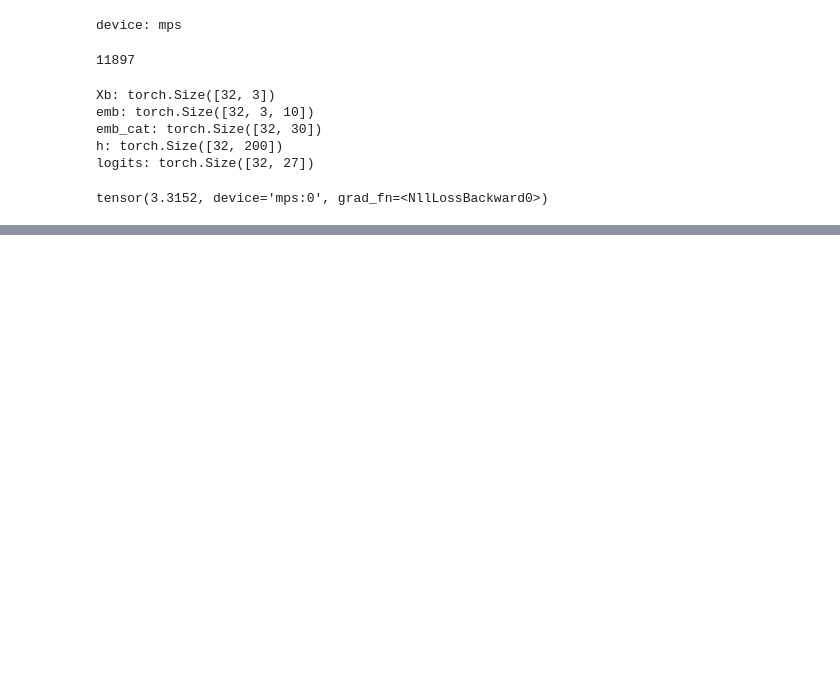
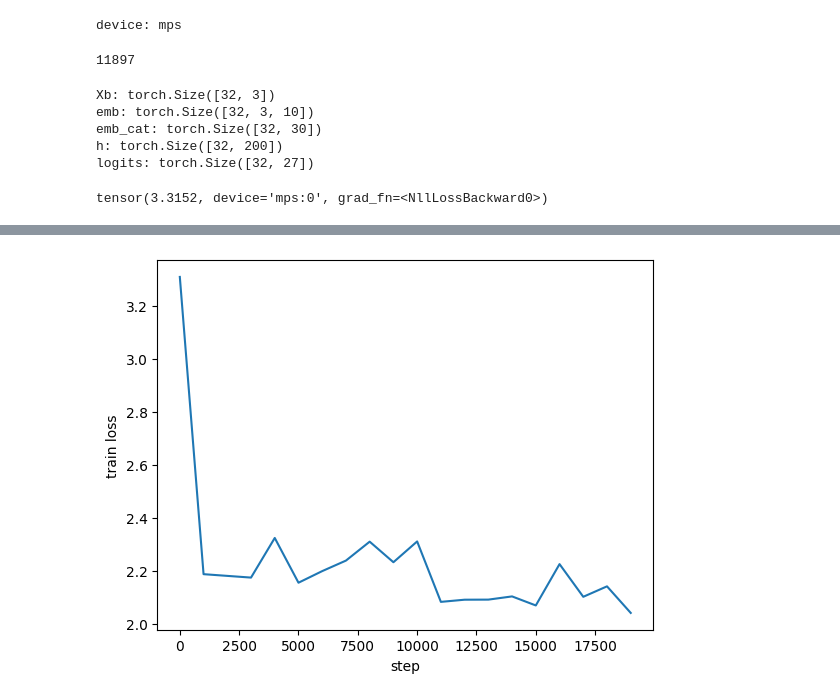
Before and after one commit to banatehrani/makemore-notes, a Jupyter notebook: notebooks/03_mlp_context_dataset.ipynb, the cells around one changed output, grey strips where cells are left out. Drawn from its saved outputs; the diff is of its cells as text; code cells hidden in the pictures; blank space fills up the shorter version.

Commit message:
Train MLP language model with embeddings and mini-batch gradient descent

```diff
--- a/notebooks/03_mlp_context_dataset.ipynb
+++ b/notebooks/03_mlp_context_dataset.ipynb
@@ -151,0 +177,37 @@ assert torch.isfinite(loss).item() is True
+# %%
+max_steps = 20_000
+batch_size = 256
+eval_interval = 1_000
+
+lr_start = 0.1
+lr_end = 0.01
+# %%
+lossi = []
+
+for step in range(max_steps):
+    # minibatch
+    ix = torch.randint(0, Xtr.shape[0], (batch_size,), generator=g, device=device)
+    Xb, Yb = Xtr[ix], Ytr[ix]
+
+    # forward
+    logits = forward(Xb)
+    loss = F.cross_entropy(logits, Yb)
+
+    # backward
+    for p in parameters:
+        p.grad = None
+    loss.backward()
+
+    # learning rate schedule: linear decay
+    t = step / (max_steps - 1)
+    lr = lr_start * (1 - t) + lr_end * t
+
+    # update (no .data)
+    with torch.no_grad():
+        for p in parameters:
+            p -= lr * p.grad
+
+    # track
+    if step % eval_interval == 0:
+        lossi.append(loss.item())
+        print(f"{step:>6}/{max_steps}  loss={loss.item():.4f}  lr={lr:.4f}")
@@ -151,0 +258,10 @@ assert torch.isfinite(loss).item() is True
+# %%
+import matplotlib.pyplot as plt
+
+plt.figure()
+plt.plot([eval_interval*i for i in range(len(lossi))], lossi)
+plt.xlabel("step")
+plt.ylabel("train loss")
+plt.show()
+# %% [output]
+[figure, added]
```
Also changed, not shown: parts of 4 cells of this notebook.
